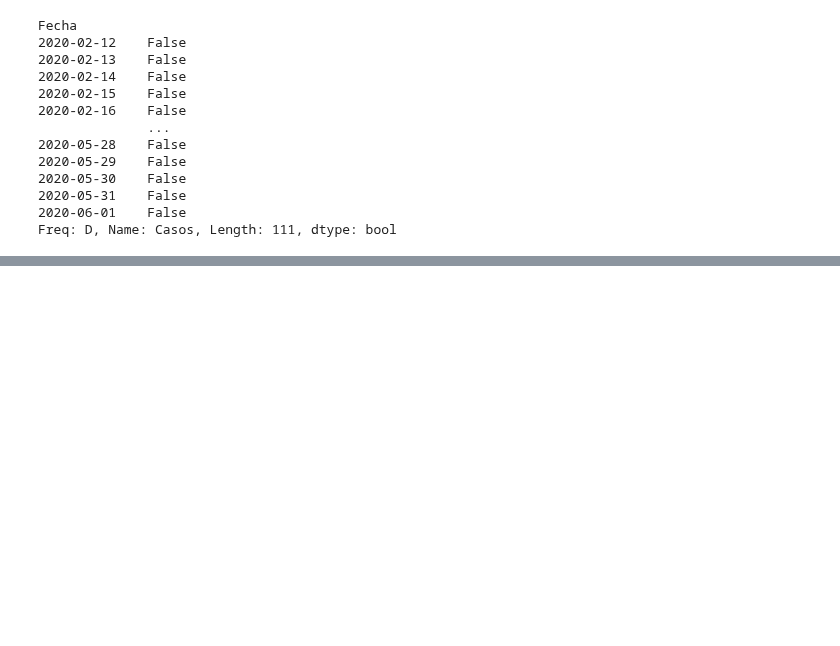
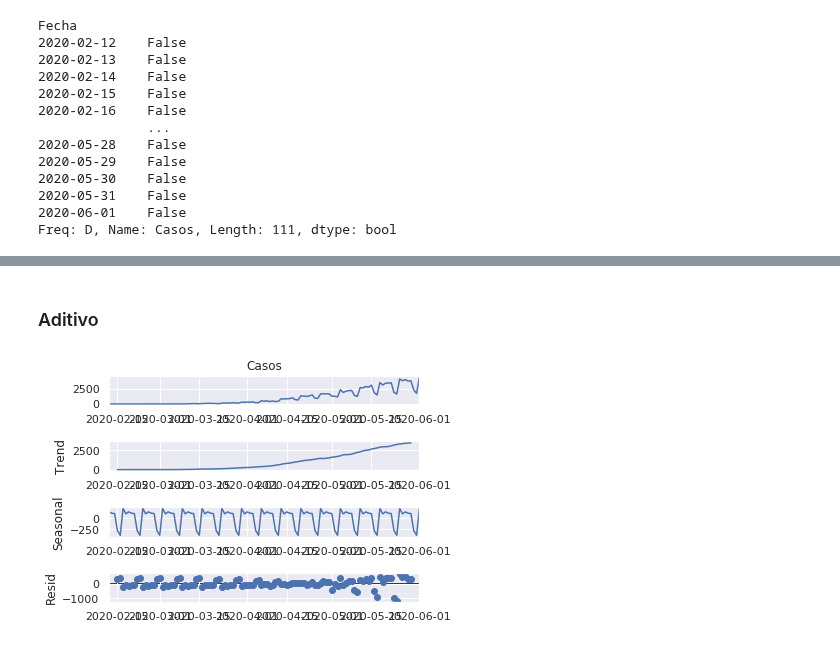
Before and after one commit to artthuro6/Covid-19, a Jupyter notebook: notebooks/General.ipynb, the cells around one changed output, grey strips where cells are left out. Cells and saved outputs as stored; diff of their text form; code cells hidden in the pictures; blank space fills up the shorter version.

```diff
--- a/notebooks/General.ipynb
+++ b/notebooks/General.ipynb
@@ -362,0 +414,8 @@ Freq: D, Name: Casos, Length: 111, dtype: bool
+# %% [markdown]
+### Aditivo
+# %%
+result = seasonal_decompose(df_positivos["Casos"], model = 'additive')
+result.plot()
+plt.show()
+# %% [output]
+[figure, added]
```
Also changed, not shown: parts of 16 cells of this notebook.
